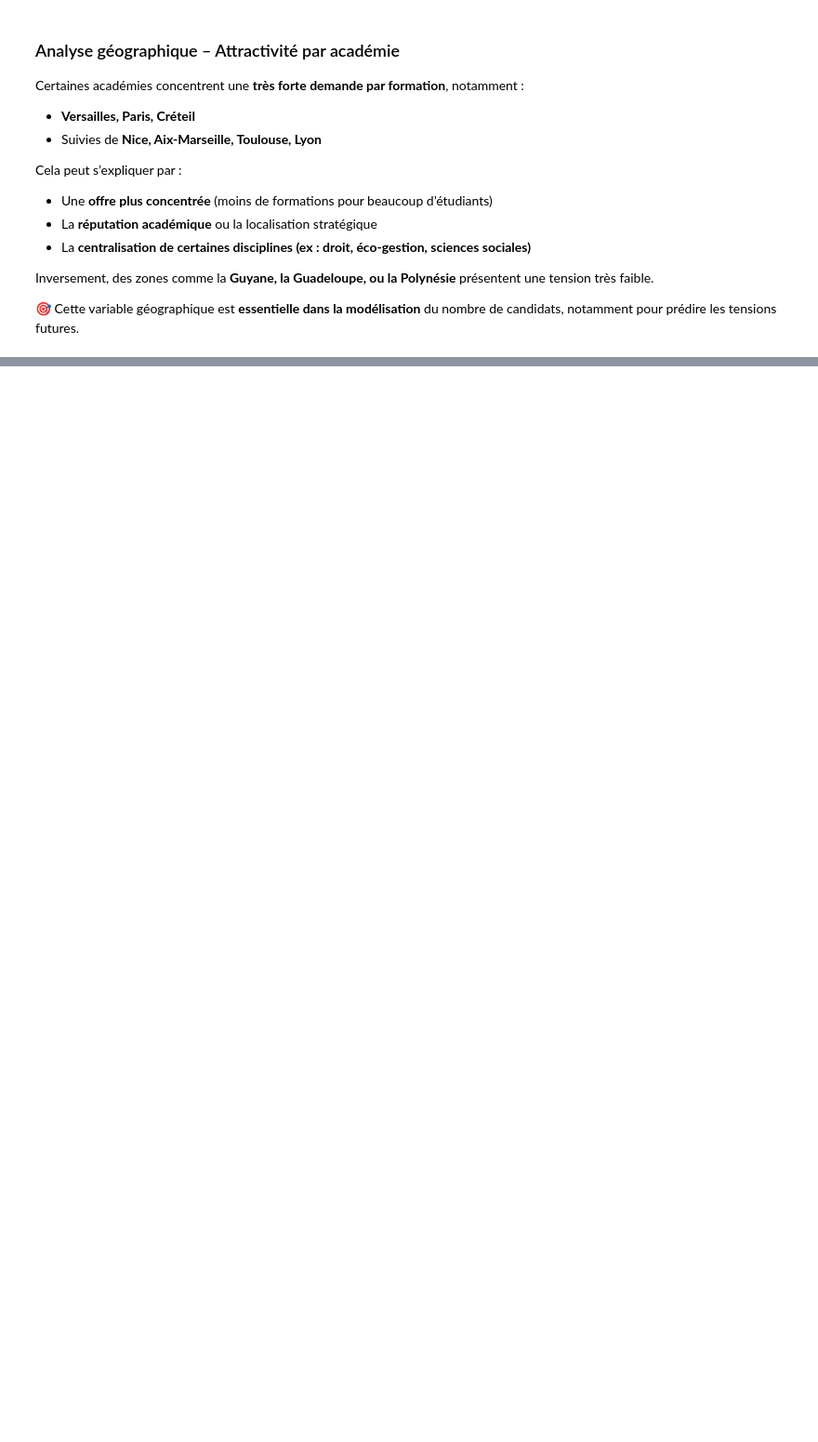
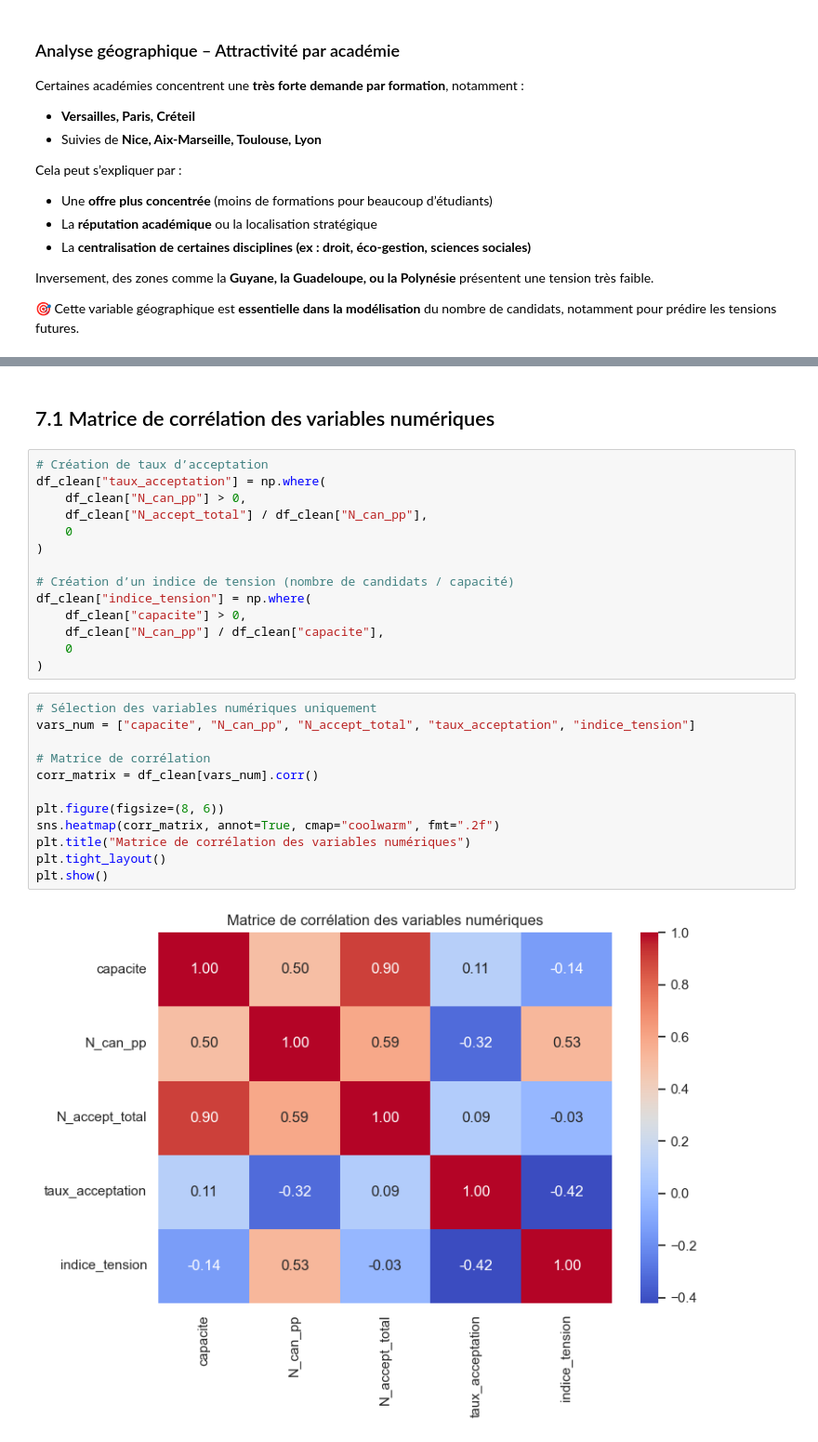
Before and after one commit to layalelzein/MonMaster2024, a Jupyter notebook: monmaster_eda.ipynb, the cells around one changed output, grey strips where cells are left out. Shown at 93% size. Drawn from its saved outputs; the diff is of its cells as text; blank space fills up the shorter version.

```diff
--- a/monmaster_eda.ipynb
+++ b/monmaster_eda.ipynb
@@ -282,0 +286,30 @@ Inversement, des zones comme la **Guyane, la Guadeloupe, ou la Polynésie** pré
+# %% [markdown]
+## 7.1 Matrice de corrélation des variables numériques
+# %%
+# Création de taux d’acceptation
+df_clean["taux_acceptation"] = np.where(
+    df_clean["N_can_pp"] > 0,
+    df_clean["N_accept_total"] / df_clean["N_can_pp"],
+    0
+)
+
+# Création d’un indice de tension (nombre de candidats / capacité)
+df_clean["indice_tension"] = np.where(
+    df_clean["capacite"] > 0,
+    df_clean["N_can_pp"] / df_clean["capacite"],
+    0
+)
+# %%
+# Sélection des variables numériques uniquement
+vars_num = ["capacite", "N_can_pp", "N_accept_total", "taux_acceptation", "indice_tension"]
+
+# Matrice de corrélation
+corr_matrix = df_clean[vars_num].corr()
+
+plt.figure(figsize=(8, 6))
+sns.heatmap(corr_matrix, annot=True, cmap="coolwarm", fmt=".2f")
+plt.title("Matrice de corrélation des variables numériques")
+plt.tight_layout()
+plt.show()
+# %% [output]
+[figure, added]
```
Also changed, not shown: parts of 20 cells of this notebook.
